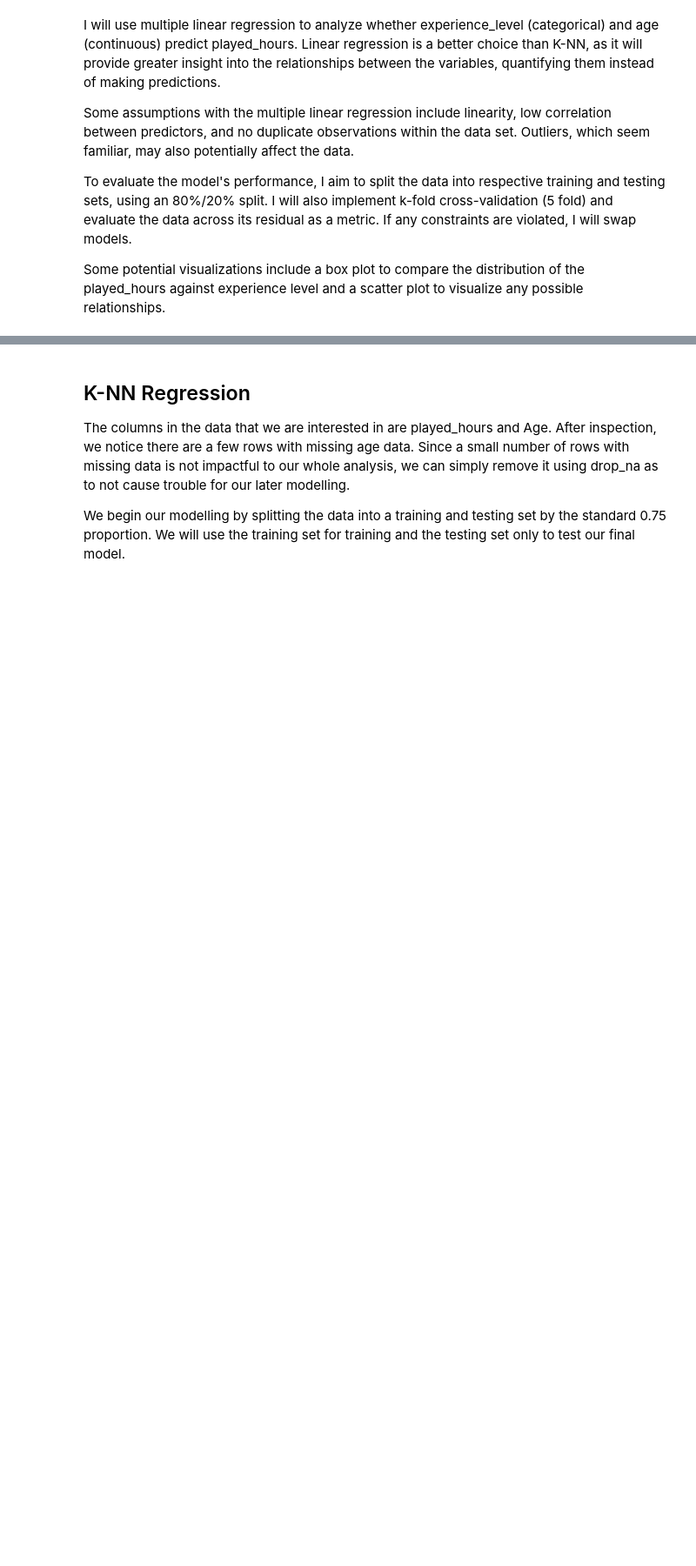
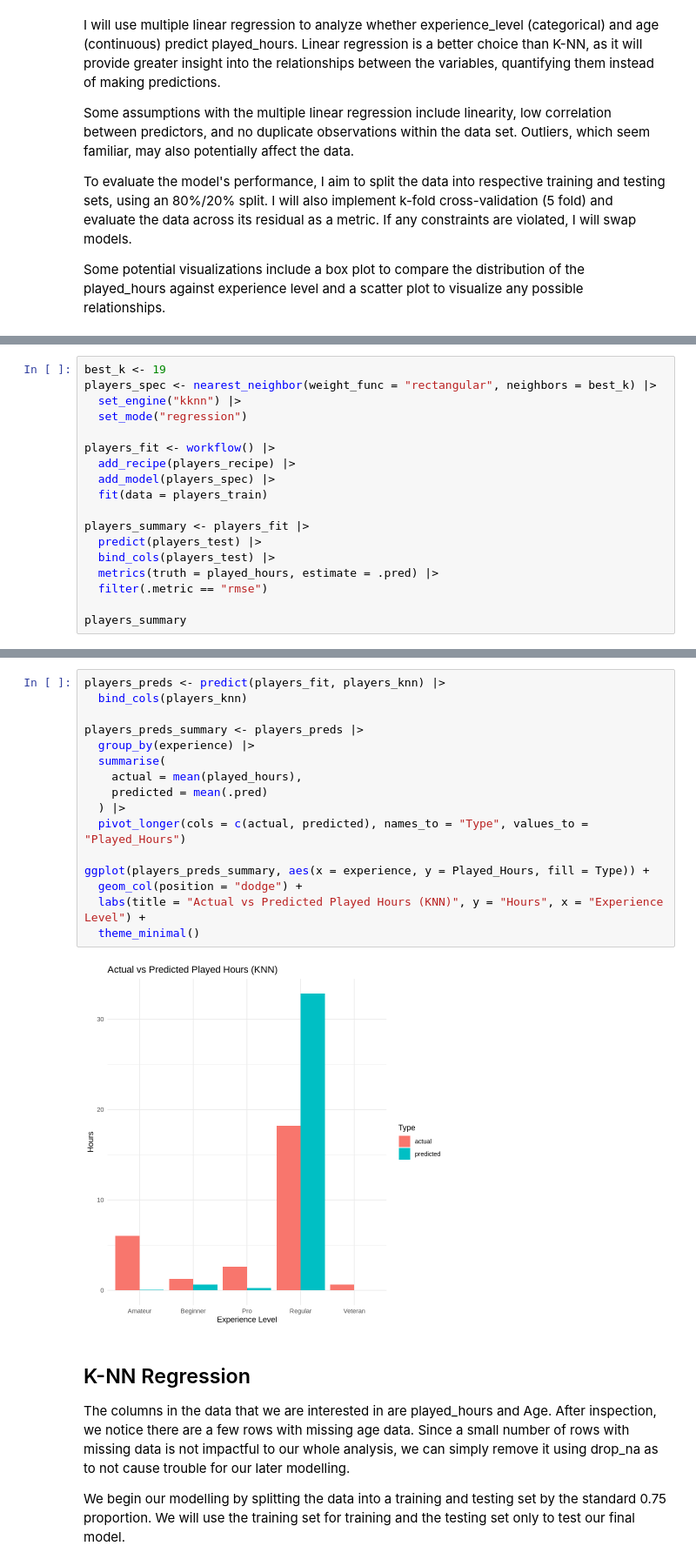
Before and after one commit to tortol867/dsci100-project-002-38, a Jupyter notebook: finalproject.ipynb, the cells around one changed output, grey strips where cells are left out. Shown at 87% size. Cells and saved outputs as stored; diff of their text form; blank space fills up the shorter version.

```diff
--- a/finalproject.ipynb
+++ b/finalproject.ipynb
@@ -285,0 +258,18 @@ ggplot(group_summary, aes(x = experience, y = mean_played, fill = experience)) +
+# %%
+best_k <- 19
+players_spec <- nearest_neighbor(weight_func = "rectangular", neighbors = best_k) |>
+  set_engine("kknn") |>
+  set_mode("regression")
+
+players_fit <- workflow() |>
+  add_recipe(players_recipe) |>
+  add_model(players_spec) |>
+  fit(data = players_train)
+
+players_summary <- players_fit |>
+  predict(players_test) |>
+  bind_cols(players_test) |>
+  metrics(truth = played_hours, estimate = .pred) |>
+  filter(.metric == "rmse")
+
+players_summary
@@ -286,3 +281,21 @@ ggplot(group_summary, aes(x = experience, y = mean_played, fill = experience)) +
+# %%
+players_preds <- predict(players_fit, players_knn) |>
+  bind_cols(players_knn)
+
+players_preds_summary <- players_preds |>
+  group_by(experience) |>
+  summarise(
+    actual = mean(played_hours),
+    predicted = mean(.pred)
+  ) |>
+  pivot_longer(cols = c(actual, predicted), names_to = "Type", values_to = "Played_Hours")
+
+ggplot(players_preds_summary, aes(x = experience, y = Played_Hours, fill = Type)) +
+  geom_col(position = "dodge") +
+  labs(title = "Actual vs Predicted Played Hours (KNN)", y = "Hours", x = "Experience Level") +
+  theme_minimal()
+# %% [output]
+[figure, added]
 # %% [markdown]
 ## K-NN Regression
 The columns in the data that we are interested in are played_hours and Age. After inspection, we notice there are a few rows with missing age data. Since a small number of rows with missing data is not impactful to our whole analysis, we can simply remove it using drop_na as to not cause trouble for our later modelling.
```
Also changed, not shown: parts of 6 cells of this notebook.
